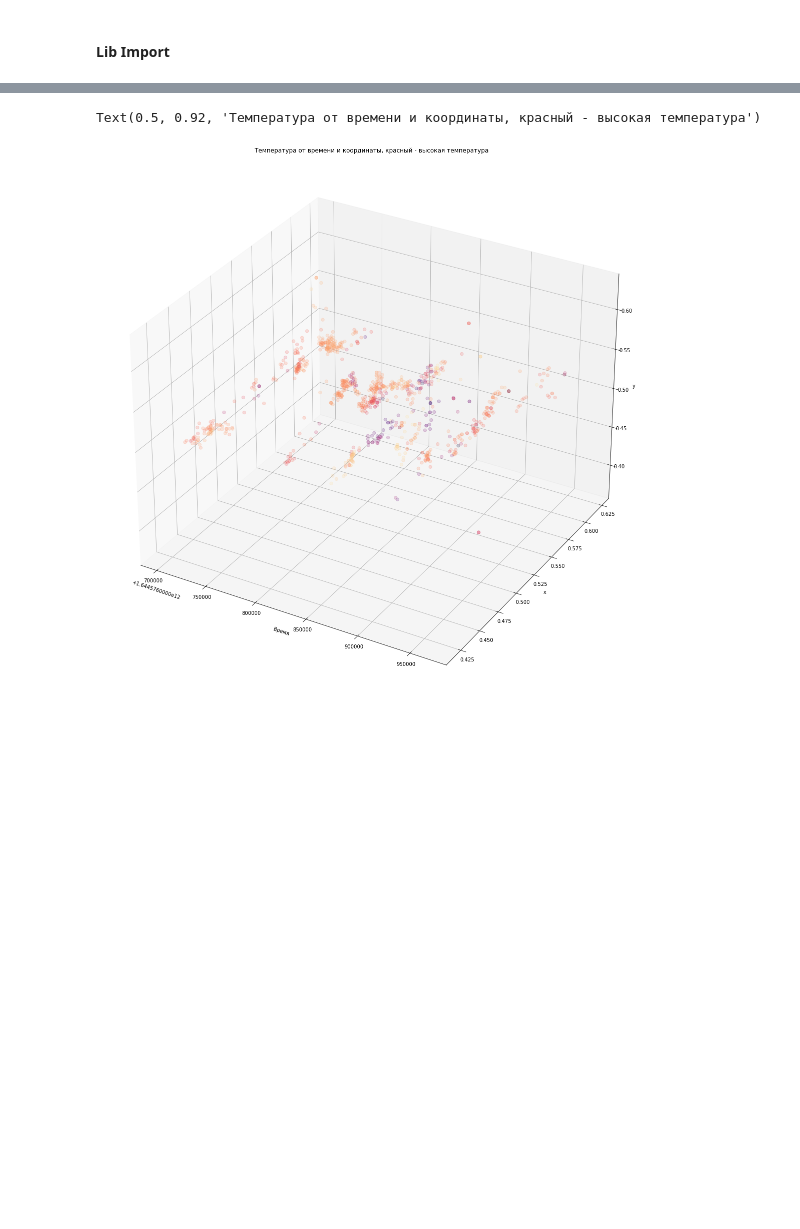
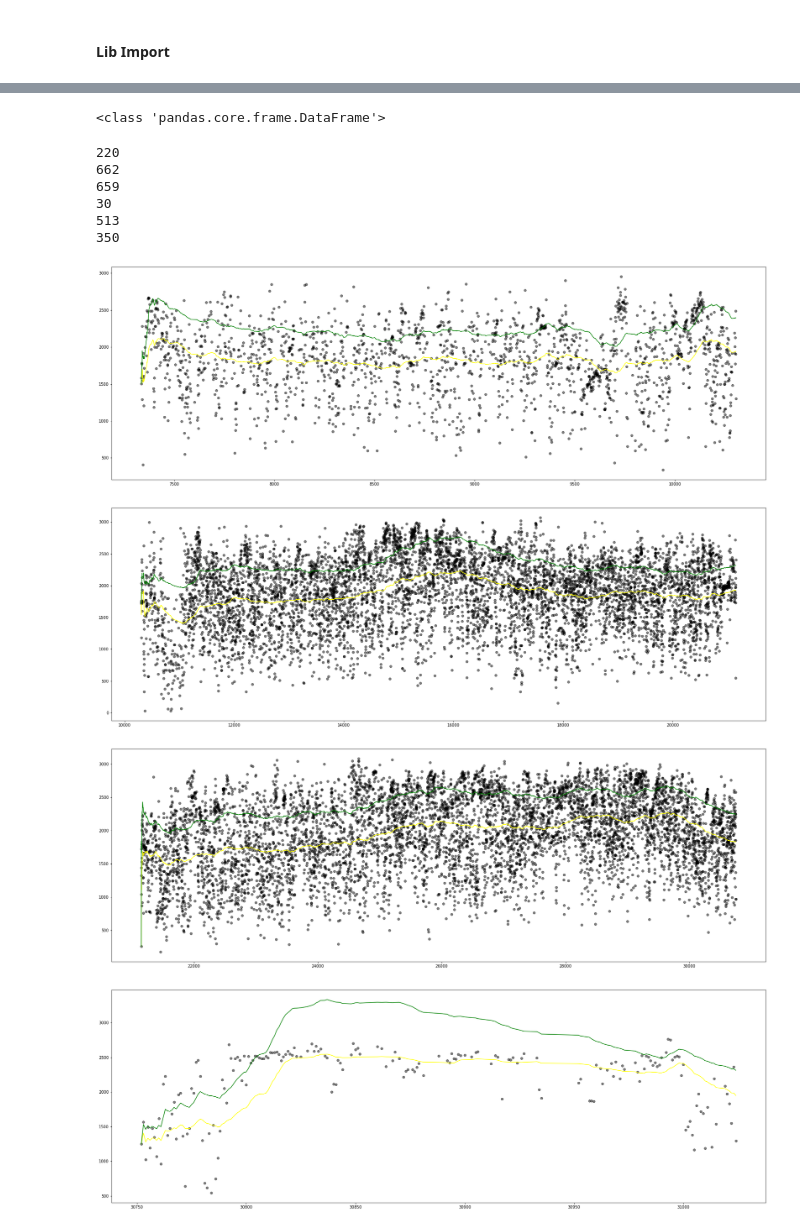
Before and after one commit to enotbeta/thermal-diplom, a Jupyter notebook: Main script.ipynb, the cells around one changed output, grey strips where cells are left out. Drawn from its saved outputs; the diff is of its cells as text; code cells hidden in the pictures; blank space fills up the shorter version.

Commit message:
clusterisation

```diff
--- a/Main script.ipynb
+++ b/Main script.ipynb
@@ -77,11 +30,0 @@ Text(0.5, 1.0, 'Температура от времени')
-# %%
-fig = plt.figure(figsize=(20,20))
-plot = fig.add_subplot(111, projection='3d')
-plot.scatter(data1['ts'], data1['x'], data1['y'], c = data1['temperatureAvg'], s=40, alpha = 0.2, cmap ='magma')
-plot.set_xlabel('Время')
-plot.set_ylabel('x')
-plot.set_zlabel('y')
-plot.set_title("Температура от времени и координаты, красный - высокая температура")
-# %% [output]
-Text(0.5, 0.92, 'Температура от времени и координаты, красный - высокая температура')
-[figure, removed]
@@ -90,4 +30,0 @@ main_mean_list = f.mean_list(data1)
-# %%
-algo_set_avg = alg.create_trend(main_mean_list, close_data_size = 10, ratio = 0)
-# %%
-mean_set_avg = alg.create_sdv_trend(main_mean_list, algo_set_avg, close_data_size= 10, ratio=0)
@@ -96,0 +31,29 @@ border = algo_set_avg + mean_set_avg
+# %%
+print(type(data1))
+# %% [output]
+<class 'pandas.core.frame.DataFrame'>
+# %%
+clusters = alg.clusterise(data1,number_of_clusters=6)
+# %%
+for item in clusters:
+    main_mean_list = f.mean_list(item)
+    algo_set_avg = alg.create_trend(main_mean_list, close_data_size=len(item)//100, ratio=0)
+    print(len(item)//100)
+    mean_set_avg = alg.create_sdv_trend(main_mean_list, algo_set_avg, close_data_size=len(item)//50, ratio=0)
+    border = algo_set_avg + mean_set_avg
+    fig = plt.figure(figsize=(30, 10))
+    plot = fig.add_subplot(111)
+    plot.scatter(item['id'].unique(), main_mean_list, color='black', alpha=0.5)
+    plot.plot(item['id'].unique(), algo_set_avg, color='yellow')
+    plot.plot(item['id'].unique(), border, color='green')
+# %% [output]
+220
+662
+659
+30
+513
+350
+[figure, added]
+[figure, added]
+[figure, added]
+[figure, added]
```
Also changed, not shown: parts of 12 cells of this notebook, 2 other files.
